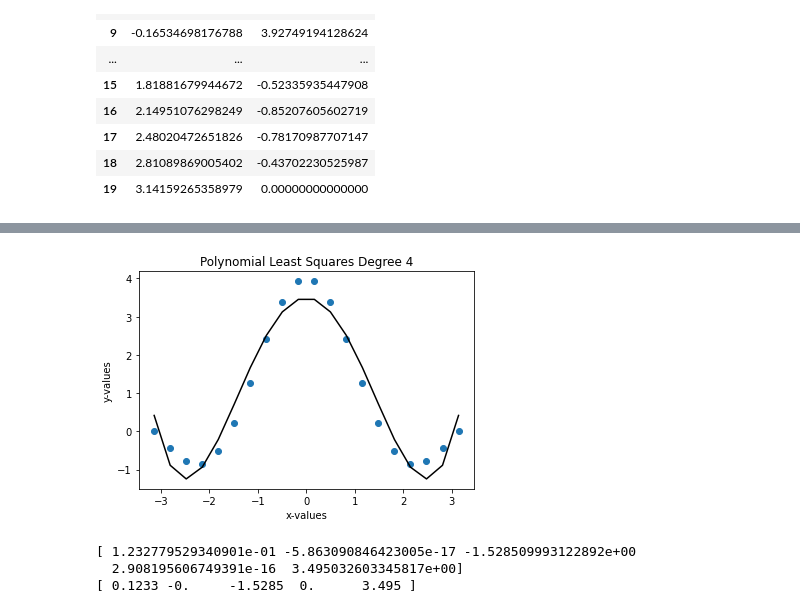
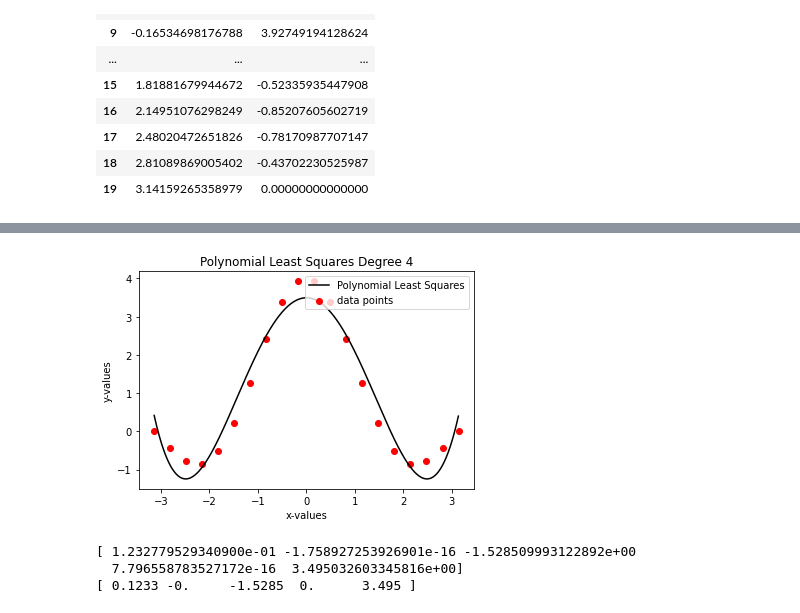
Before and after one commit to calebsiow0228/MATH-143M, a Jupyter notebook: Project-3/project3.ipynb, the cells around one changed output, grey strips where cells are left out. Saved outputs shown, nothing was run; the diff lists cells and outputs as text; code cells hidden in the pictures.

```diff
--- a/Project-3/project3.ipynb
+++ b/Project-3/project3.ipynb
@@ -35,4 +35,4 @@ df.index = df.index + 1
 np.set_printoptions(precision = 15)
 x = df.iloc[:, :1].values
 y = df.iloc[:, 1].values
-y.reshape((len(y), 1))
+y = y.reshape((len(y), 1))
@@ -60,5 +38,0 @@ array([[ 0.              ],
-# %%
-#Linear Regression
-from sklearn.linear_model import LinearRegression
-lr = LinearRegression()
-lr.fit(x, y)
@@ -68,7 +40,8 @@ LinearRegression()
 #Polynomial Regression
 from sklearn.preprocessing import PolynomialFeatures
 from sklearn.pipeline import make_pipeline
+from sklearn.linear_model import LinearRegression
 degree = 4
 polyreg = make_pipeline(PolynomialFeatures(degree), LinearRegression())
 polyreg.fit(x, y)
-x_seq = np.linspace(x.min(), x.max(), 20).reshape(-1, 1)
+x_seq = np.arange(x.min(), x.max(), .01).reshape(-1, 1)
@@ -86,20 +48,22 @@ plt.show()
 # %%
+#fitting the polynomial least squares lines to the data points
 coefs = np.polyfit(x.flatten(), y.flatten(), 4)
 plt.figure()
-plt.plot(x_seq, np.polyval(coefs, x_seq), color='black')
+plt.plot(x_seq, np.polyval(coefs, x_seq), color='black', label = 'Polynomial Least Squares')
 plt.title("Polynomial Least Squares Degree 4")
 plt.xlabel("x-values")
 plt.ylabel("y-values")
-plt.scatter(x, y)
+plt.scatter(x, y, color = 'red', label = 'data points')
+plt.legend(loc = "upper right")
 plt.show()
 # %% [output]
-[figure, old version]
+[figure, new version]
 # %%
 # Coefficient values of p4(x) = [a4*x^4, a3*x^3, a2*x^2, a1*x, a0]
 rounded = np.around(coefs, 4)
 print(coefs)
 print(rounded)
 # %% [output]
-[ 1.232779529340901e-01 -5.863090846423005e-17 -1.528509993122892e+00
-  2.908195606749391e-16  3.495032603345817e+00]
+[ 1.232779529340900e-01 -1.758927253926901e-16 -1.528509993122892e+00
+  7.796558783527172e-16  3.495032603345816e+00]
 [ 0.1233 -0.     -1.5285  0.      3.495 ]
```
Also changed, not shown: parts of 7 cells of this notebook.
